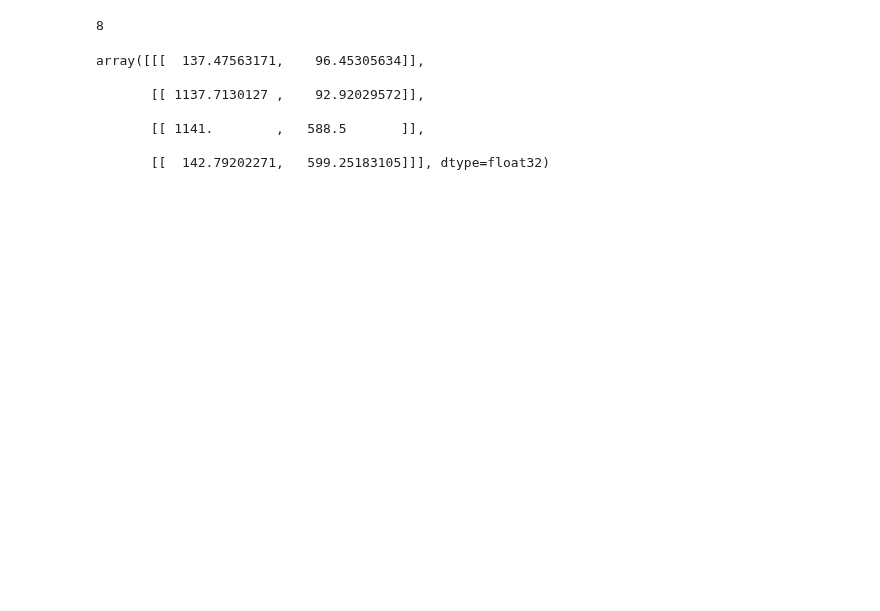
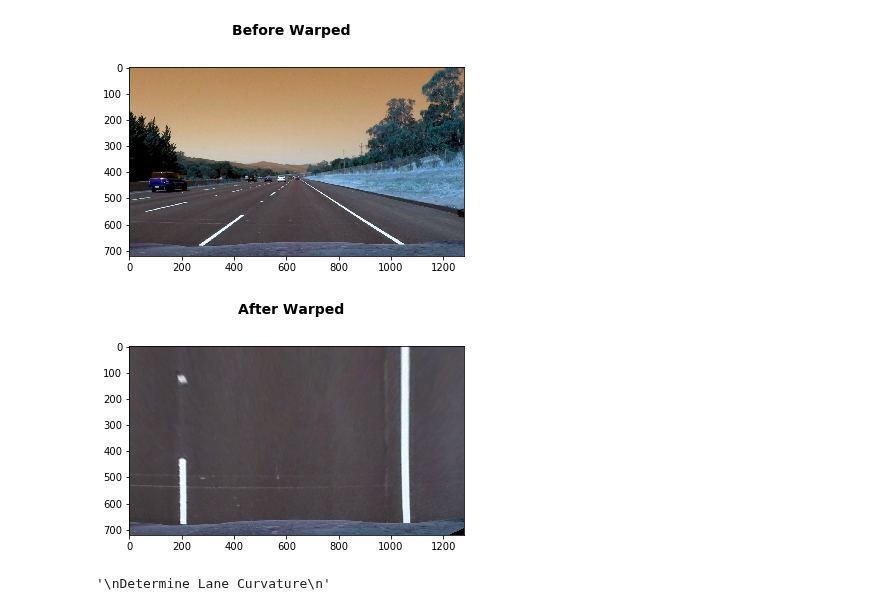
Before and after one commit to cipher982/HiFi-Lane-Tracking, a Jupyter notebook: main.ipynb, the cells around one changed output. Drawn from its saved outputs; the diff is of its cells as text; code cells hidden in the pictures; blank space fills up the shorter version.

```diff
--- a/main.ipynb
+++ b/main.ipynb
@@ -155,20 +219,48 @@ toWarp(cal2, src=src,dst=dst)
-# %%
-def testt():
-    global a
-    a = 4 + 4
-
-testt()
-
-a
-# %% [output]
-8
-# %%
-src
-# %% [output]
-array([[[  137.47563171,    96.45305634]],
-
-       [[ 1137.7130127 ,    92.92029572]],
-
-       [[ 1141.        ,   588.5       ]],
-
-       [[  142.79202271,   599.25183105]]], dtype=float32)
+# %%
+
+"""
+Perspective Transform
+Birds Eye View
+"""
+def toWarp(img,src,dst,undist=undist):
+    # Grab the image shape
+    if len(np.shape(img)) > 2:
+        img_size = (toGray(img).shape[1], toGray(img).shape[0])
+    else:
+        img_size = (img.shape[1], img.shape[0])
+
+
+    plt.suptitle('Before Warped', fontsize=14, fontweight='bold')
+    plt.imshow(img)
+    plt.show()
+    #print(np.shape(gray))
+    # Given src and dst points, calculate the perspective transform matrix
+    M = cv2.getPerspectiveTransform(src, dst)
+    # Warp the image using OpenCV warpPerspective()
+    global warped
+    warped = cv2.warpPerspective(img, M, img_size)
+    plt.suptitle('After Warped', fontsize=14, fontweight='bold')
+    plt.imshow(warped)
+    plt.show()
+    return warped
+
+src = np.float32([[500, 500], # Top-Left
+          [800, 500],
+          [1280, 720],
+          [0, 720]])
+# Destination is just filling whole frame for now
+dst = np.float32([[120, 0], # Top-Left
+              [1170, 0],
+              [1220, 720],
+              [0, 720]])
+step0 = toWarp(test_images[1], src=src,dst=dst)
+"""
+Begin Lane Line Detection
+"""
+"""
+Determine Lane Curvature
+"""
+# %% [output]
+[figure, added]
+[figure, added]
+'\nDetermine Lane Curvature\n'
```
Also changed, not shown: parts of 4 cells of this notebook.
